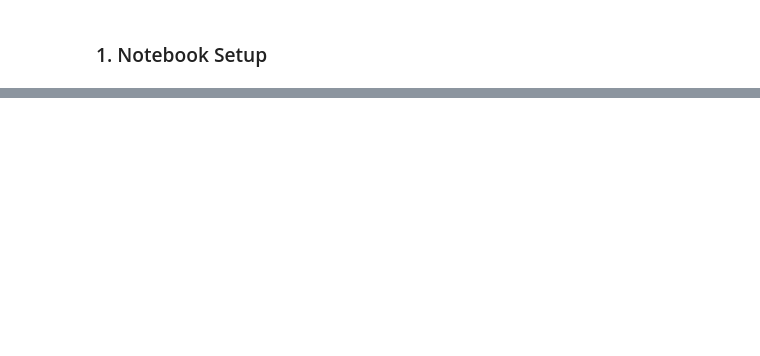
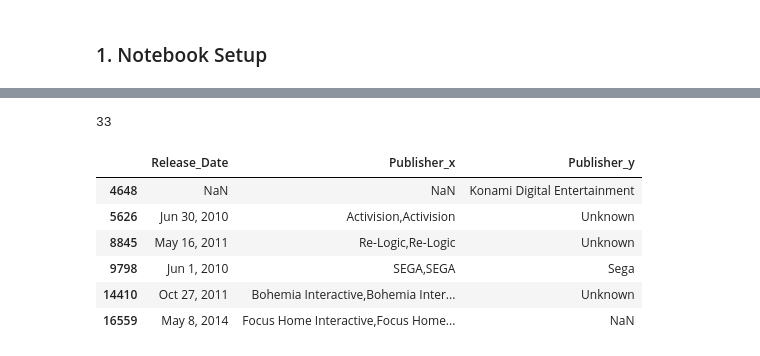
Before and after one commit to andrewbruening/Top-Global-Video-Game-Sales, a Jupyter notebook: TopGlobalGameSales.ipynb, the cells around one changed output, grey strips where cells are left out. Drawn from its saved outputs; the diff is of its cells as text; code cells hidden in the pictures; blank space fills up the shorter version.

```diff
--- a/TopGlobalGameSales.ipynb
+++ b/TopGlobalGameSales.ipynb
@@ -447,0 +218,21 @@ biggames.to_csv(path_or_buf= 'C:\\Users\\Bruen\\Dropbox\\My PC (DESKTOP-V41C1LD)
+# %%
+# Fillna to compile YYYYs in globalsalesdf.Year
+globalsalesdf.Year.fillna(globalsalesdf.Release_Year, inplace= True)
+# %%
+# This corrected 33 values in our merged dataset
+salesdf.Year.isna().sum() - globalsalesdf.Year.isna().sum()
+# %% [output]
+33
+# %%
+# Our next goal: use Publisher_x to correct problem values in Publisher_y
+# Just a few pertinent samples:
+globalsalesdf.iloc[[4648, 5626, 8845, 9798, 14410, 16559], \
+              [1,globalsalesdf.columns.get_loc('Publisher_x'), globalsalesdf.columns.get_loc('Publisher_y')]]
+# %% [output]
+|  | Release_Date | Publisher_x | Publisher_y |
+| 4648 | NaN | NaN | Konami Digital Entertainment |
+| 5626 | Jun 30, 2010 | Activision,Activision | Unknown |
+| 8845 | May 16, 2011 | Re-Logic,Re-Logic | Unknown |
+| 9798 | Jun 1, 2010 | SEGA,SEGA | Sega |
+| 14410 | Oct 27, 2011 | Bohemia Interactive,Bohemia Inter... | Unknown |
+| 16559 | May 8, 2014 | Focus Home Interactive,Focus Home... | NaN |
```
Also changed, not shown: parts of 87 cells of this notebook.
